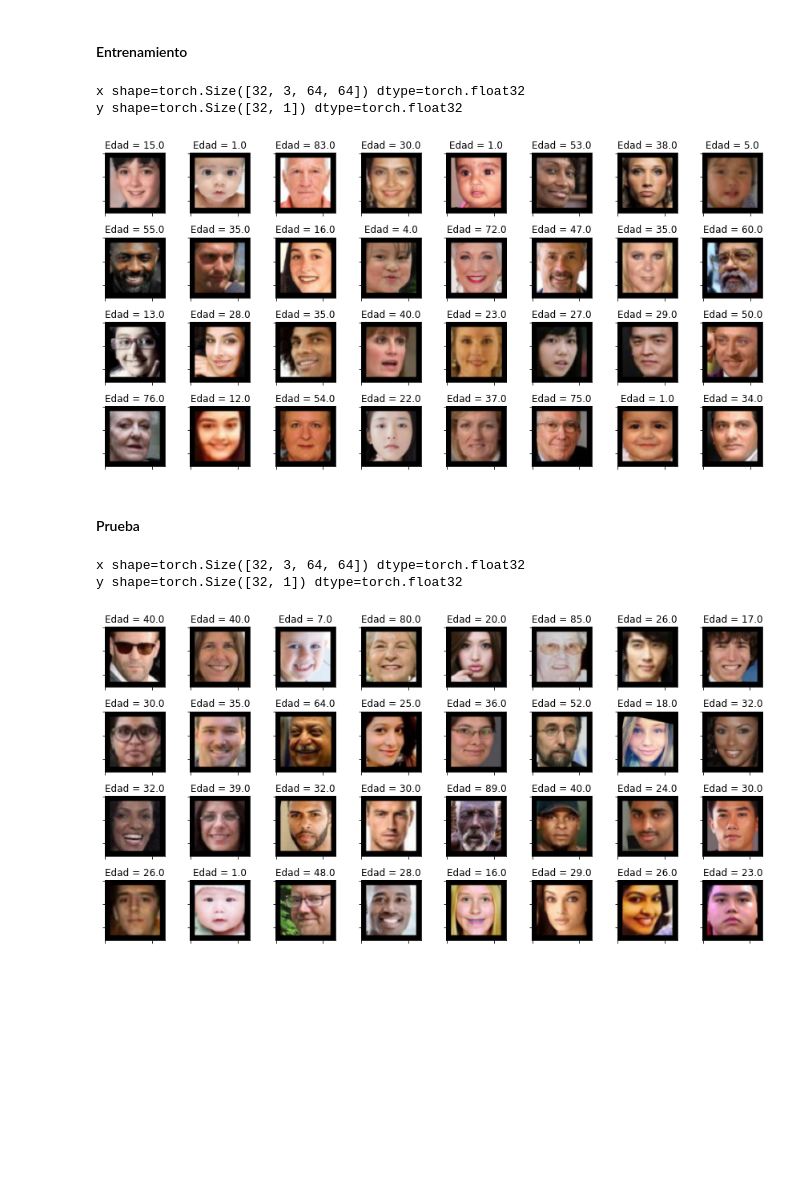
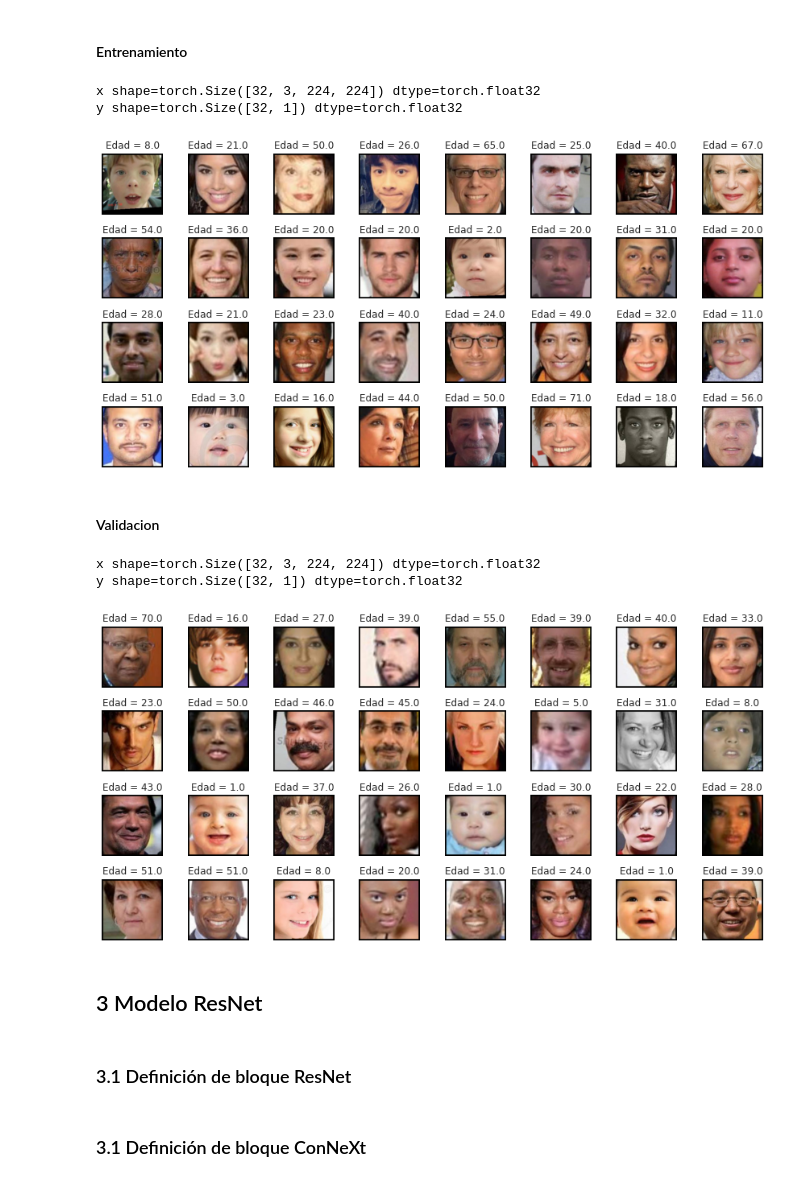
Before and after one commit to JorgeTonatiuh/aprendizaje_profundo_tarea_2, a Jupyter notebook: prediccion_edades.ipynb, the cells around one changed output. Drawn from its saved outputs; the diff is of its cells as text; code cells hidden in the pictures; blank space fills up the shorter version.

```diff
--- a/prediccion_edades.ipynb
+++ b/prediccion_edades.ipynb
@@ -165,0 +236,3 @@ Las etiquetas de cada imagen están definidas en el nombre del archivo, formatea
+# %%
+sns.set_theme()
+sns.displot(df_data['age'],kde=True, bins=30)
@@ -171,0 +257,4 @@ X_trn, X_tst, y_trn, y_tst = train_test_split(X_smpls, y_smpls, test_size=0.2, r
+# %%
+print("Ejemplos en Entrenamiento: ",len(x_trn))
+sns.set_theme()
+sns.displot(y_trn,kde=True, bins=30)
@@ -171,0 +265,4 @@ X_trn, X_tst, y_trn, y_tst = train_test_split(X_smpls, y_smpls, test_size=0.2, r
+# %%
+print("Ejemplos en Validacion: ",len(x_val))
+sns.set_theme()
+sns.displot(y_val,kde=True, bins=30)
@@ -175,18 +278,22 @@ class FacesDS:
     def __init__(self, root, tsfm, subset):
 
         # validamos argumentos
-        if subset not in {'trn', 'tst'}:
+        if subset not in {'trn', 'val'}:
             ValueError(f'invalid value for subset={subset}')
 
         # guardamos la tranformación para las imágenes
         self.tsfm = tsfm
 
         # nombre de imagenes
-        names = X_trn
-        target = y_trn
-        if subset == 'tst':
-          names = X_tst
-          target = y_tst
+        names = []
+        target = []
+        if subset == 'trn':
+          names = x_trn
+          target = y_trn
+
+        if subset == 'val':
+          names = x_val
+          target = y_val
 
         # lista con las rutas a las imágenes
         self.paths = []
@@ -257,9 +364,9 @@ y shape=torch.Size([32, 1]) dtype=torch.float32
 # %%
 # transformación de entrenamiento
 trn_tsfm = transforms.Compose([
-    # cortamos al centro 240x240
-    transforms.CenterCrop(240),
-    # redimensionamos a 64x64
+    # cortamos al centro 224x224
+    transforms.CenterCrop(IMG_CORP),
+    # redimensionamos a 224x224
     transforms.Resize(IMG_SIZE),
     # Agregar acrecentamiento de datos usando un espejeo horizontal.
     # aumentado de datos
@@ -288,41 +395,47 @@ print(f'y shape={y.shape} dtype={y.dtype}')
 titles = [f'Edad = {l.item()}' for l in y]
 display_batch(x, titles, ROWS, COLS)
 # %% [output]
-x shape=torch.Size([32, 3, 64, 64]) dtype=torch.float32
+x shape=torch.Size([32, 3, 224, 224]) dtype=torch.float32
 y shape=torch.Size([32, 1]) dtype=torch.float32
-[figure, old version]
+[figure, new version]
 # %% [markdown]
-#### Prueba
+#### Validacion
 # %%
 # transformación de entrenamiento
-tst_tsfm = transforms.Compose([
-    # cortamos al centro 240x240
-    transforms.CenterCrop(240),
-    # redimensionamos a 64x64
+val_tsfm = transforms.Compose([
+    # cortamos al centro 224x224
+    transforms.CenterCrop(IMG_CORP),
+    # redimensionamos a 224x224
     transforms.Resize(IMG_SIZE),
     # de numpy.ndarray    (H x W x C) en rango [0, 255]
     # a torch.FloatTensor (C x H x W) en rango [0, 1]
     transforms.ToTensor()
 ])
 
 # conjunto
-tst_ds = FacesDS(data_dir, tst_tsfm, 'tst')
+val_ds = FacesDS(data_dir, val_tsfm, 'val')
 
-tst_dl = DataLoader(
+val_dl = DataLoader(
     # conjunto
-    tst_ds,
+    val_ds,
     # tamaño del lote
     batch_size=BATCH_SIZE,
     # desordenar
     shuffle=True
 )
 
-x, y = next(iter(tst_dl))
+x, y = next(iter(val_dl))
 print(f'x shape={x.shape} dtype={x.dtype}')
 print(f'y shape={y.shape} dtype={y.dtype}')
 titles = [f'Edad = {l.item()}' for l in y]
 display_batch(x, titles, ROWS, COLS)
 # %% [output]
-x shape=torch.Size([32, 3, 64, 64]) dtype=torch.float32
+x shape=torch.Size([32, 3, 224, 224]) dtype=torch.float32
 y shape=torch.Size([32, 1]) dtype=torch.float32
-[figure, old version]
+[figure, new version]
+# %% [markdown]
+## 3 Modelo ResNet
+# %% [markdown]
+### 3.1 Definición de bloque ResNet
+# %% [markdown]
+### 3.1 Definición de bloque ConNeXt
```
Also changed, not shown: parts of 86 cells of this notebook.
